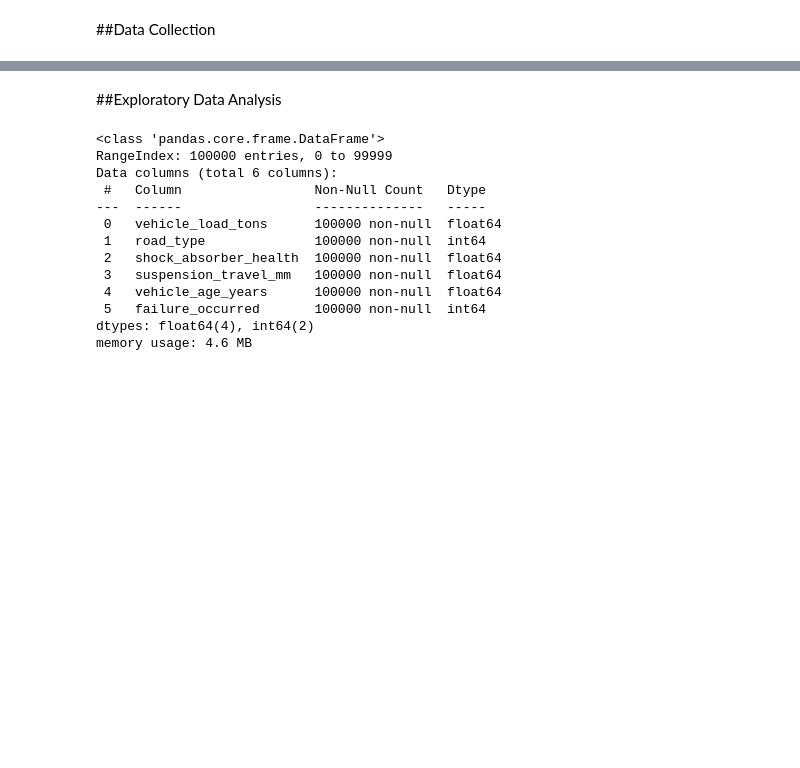
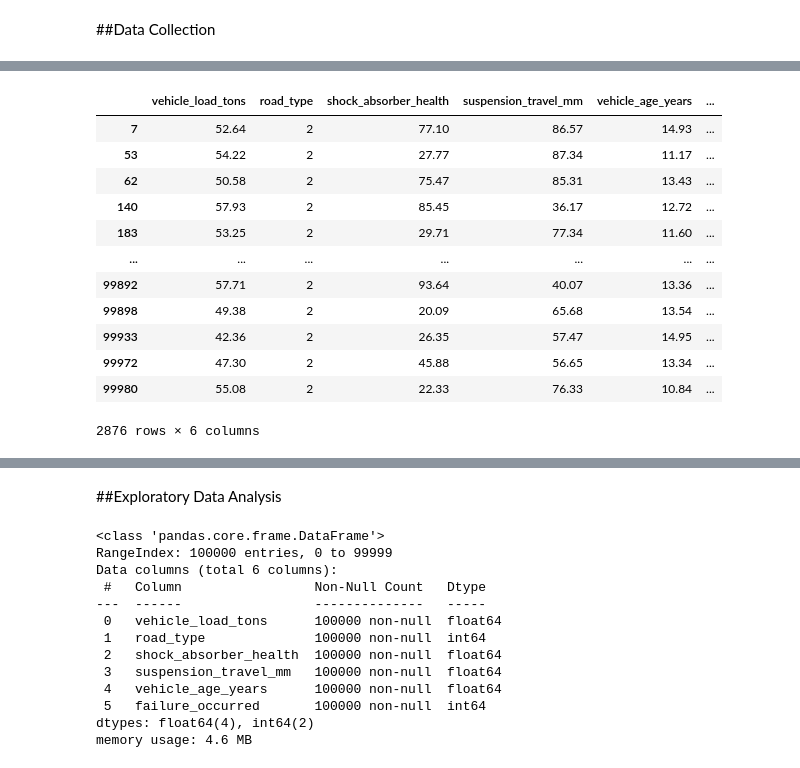
Before and after one commit to JayachandranSA/Suspension_Failure_Prediction, a Jupyter notebook: Suspension_Failure_Prediction.ipynb, the cells around one changed output, grey strips where cells are left out. Cells and saved outputs as stored; diff of their text form; code cells hidden in the pictures; blank space fills up the shorter version.

```diff
--- a/Suspension_Failure_Prediction.ipynb
+++ b/Suspension_Failure_Prediction.ipynb
@@ -55,0 +54,16 @@ df.head()
+# %%
+df[df['failure_occurred']==1]
+# %% [output]
+|  | vehicle_load_tons | road_type | shock_absorber_health | suspension_travel_mm | vehicle_age_years | ... |
+| 7 | 52.64 | 2 | 77.10 | 86.57 | 14.93 | ... |
+| 53 | 54.22 | 2 | 27.77 | 87.34 | 11.17 | ... |
+| 62 | 50.58 | 2 | 75.47 | 85.31 | 13.43 | ... |
+| 140 | 57.93 | 2 | 85.45 | 36.17 | 12.72 | ... |
+| 183 | 53.25 | 2 | 29.71 | 77.34 | 11.60 | ... |
+| ... | ... | ... | ... | ... | ... | ... |
+| 99892 | 57.71 | 2 | 93.64 | 40.07 | 13.36 | ... |
+| 99898 | 49.38 | 2 | 20.09 | 65.68 | 13.54 | ... |
+| 99933 | 42.36 | 2 | 26.35 | 57.47 | 14.95 | ... |
+| 99972 | 47.30 | 2 | 45.88 | 56.65 | 13.34 | ... |
+| 99980 | 55.08 | 2 | 22.33 | 76.33 | 10.84 | ... |
+2876 rows × 6 columns
```
Also changed, not shown: parts of 18 cells of this notebook.
